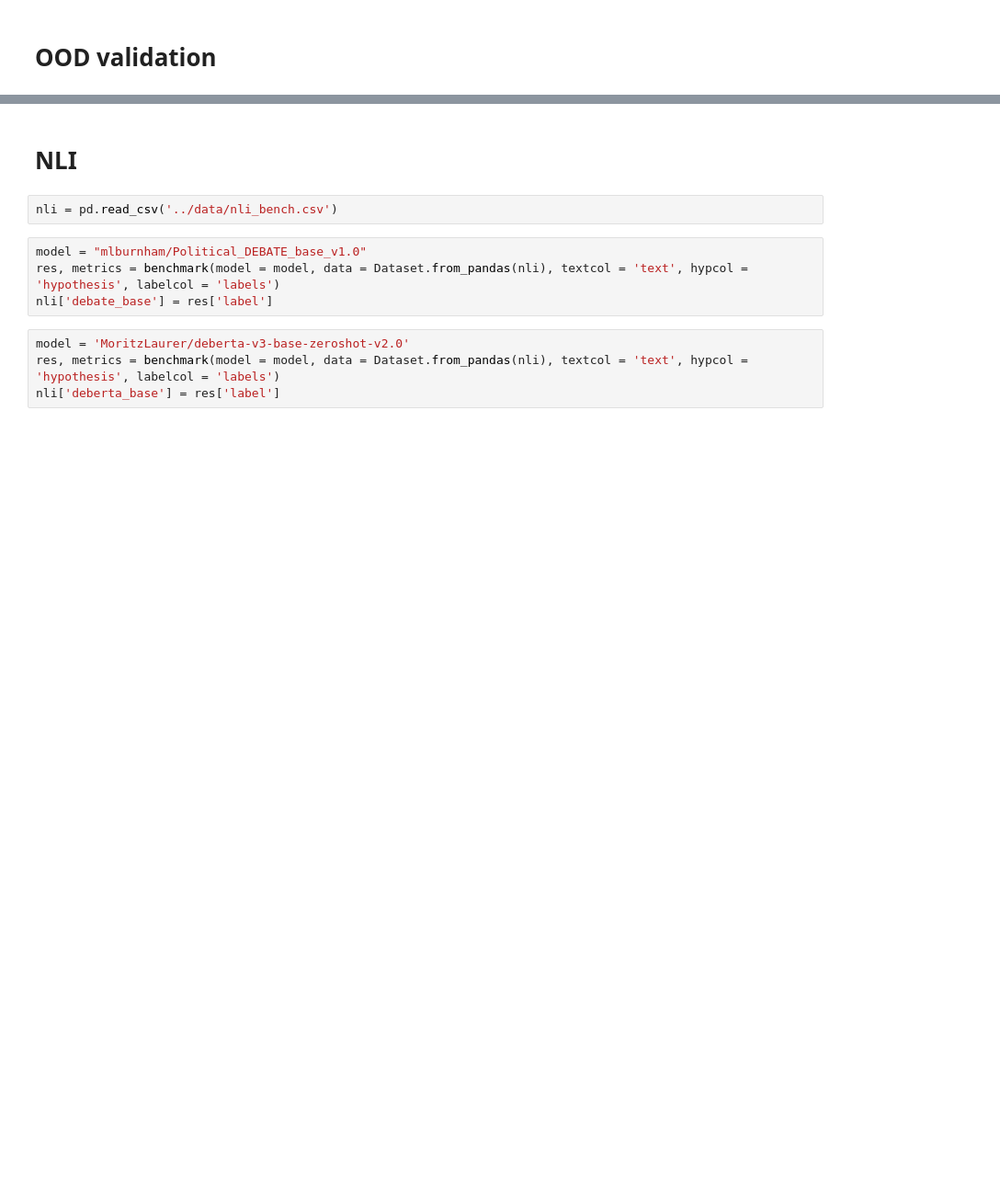
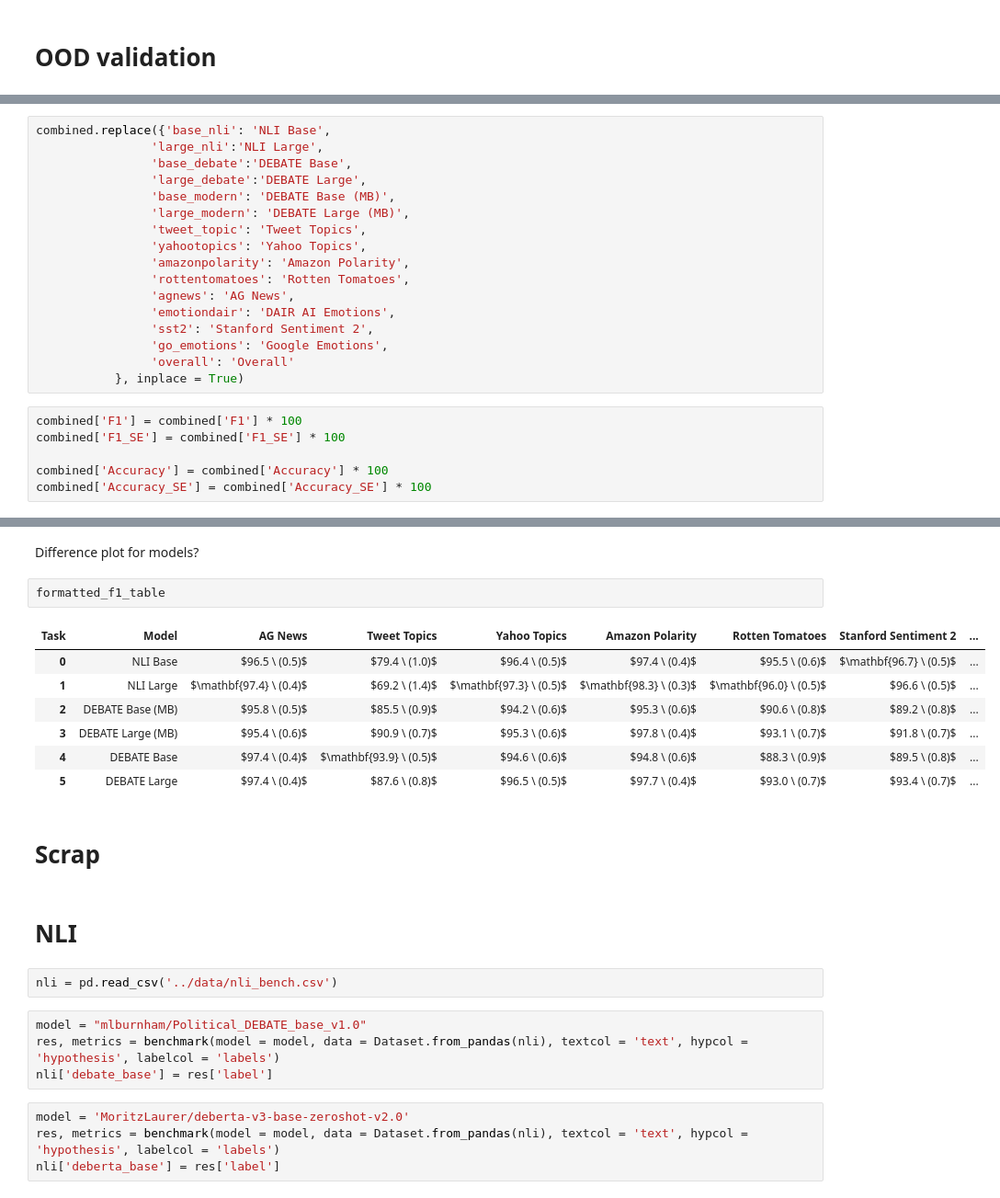
Before and after one commit to MLBurnham/pol_DEBATE, a Jupyter notebook: analysis/benchmark_OOD_NLI.ipynb, the cells around one changed output, grey strips where cells are left out. Shown: that part at 92% size. Cells and saved outputs as stored; diff of their text form; blank space fills up the shorter version.

```diff
--- a/analysis/benchmark_OOD_NLI.ipynb
+++ b/analysis/benchmark_OOD_NLI.ipynb
@@ -178,2 +366,25 @@ results_df.loc[results_df['Task'].isna(), 'Task'] = 'Overall'
+# %%
+combined.replace({'base_nli': 'NLI Base',
+                'large_nli':'NLI Large',
+                'base_debate':'DEBATE Base',
+                'large_debate':'DEBATE Large',
+                'base_modern': 'DEBATE Base (MB)',
+                'large_modern': 'DEBATE Large (MB)',
+                'tweet_topic': 'Tweet Topics',
+                'yahootopics': 'Yahoo Topics',
+                'amazonpolarity': 'Amazon Polarity',
+                'rottentomatoes': 'Rotten Tomatoes',
+                'agnews': 'AG News',
+                'emotiondair': 'DAIR AI Emotions',
+                'sst2': 'Stanford Sentiment 2',
+                'go_emotions': 'Google Emotions',
+                'overall': 'Overall'
+           }, inplace = True)
+# %%
+combined['F1'] = combined['F1'] * 100
+combined['F1_SE'] = combined['F1_SE'] * 100
+
+combined['Accuracy'] = combined['Accuracy'] * 100
+combined['Accuracy_SE'] = combined['Accuracy_SE'] * 100
 # %%
 # Create a pivot table for F1 and F1_SE
@@ -208,5 +457,19 @@ deberta_base & $\mathbf{0.927} \pm 0.003$ & $\mathbf{0.966} \pm 0.005$ & $\mathb
 \bottomrule
 \end{tabular}
+# %% [markdown]
+Difference plot for models?
+# %%
+formatted_f1_table
+# %% [output]
+| Task | Model | AG News | Tweet Topics | Yahoo Topics | Amazon Polarity | Rotten Tomatoes | Stanford Sentiment 2 | ... |
+| 0 | NLI Base | $96.5 \ (0.5)$ | $79.4 \ (1.0)$ | $96.4 \ (0.5)$ | $97.4 \ (0.4)$ | $95.5 \ (0.6)$ | $\mathbf{96.7} \ (0.5)$ | ... |
+| 1 | NLI Large | $\mathbf{97.4} \ (0.4)$ | $69.2 \ (1.4)$ | $\mathbf{97.3} \ (0.5)$ | $\mathbf{98.3} \ (0.3)$ | $\mathbf{96.0} \ (0.5)$ | $96.6 \ (0.5)$ | ... |
+| 2 | DEBATE Base (MB) | $95.8 \ (0.5)$ | $85.5 \ (0.9)$ | $94.2 \ (0.6)$ | $95.3 \ (0.6)$ | $90.6 \ (0.8)$ | $89.2 \ (0.8)$ | ... |
+| 3 | DEBATE Large (MB) | $95.4 \ (0.6)$ | $90.9 \ (0.7)$ | $95.3 \ (0.6)$ | $97.8 \ (0.4)$ | $93.1 \ (0.7)$ | $91.8 \ (0.7)$ | ... |
+| 4 | DEBATE Base | $97.4 \ (0.4)$ | $\mathbf{93.9} \ (0.5)$ | $94.6 \ (0.6)$ | $94.8 \ (0.6)$ | $88.3 \ (0.9)$ | $89.5 \ (0.8)$ | ... |
+| 5 | DEBATE Large | $97.4 \ (0.4)$ | $87.6 \ (0.8)$ | $96.5 \ (0.5)$ | $97.7 \ (0.4)$ | $93.0 \ (0.7)$ | $93.4 \ (0.7)$ | ... |
+# %% [markdown]
+# Scrap
 # %% [markdown]
 # NLI
 # %%
```
Also changed, not shown: parts of 16 cells of this notebook.
